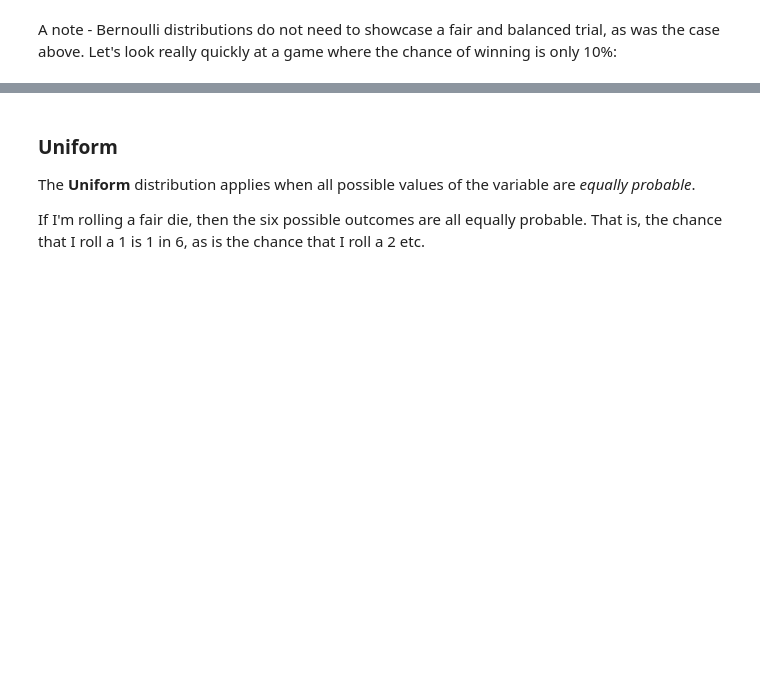
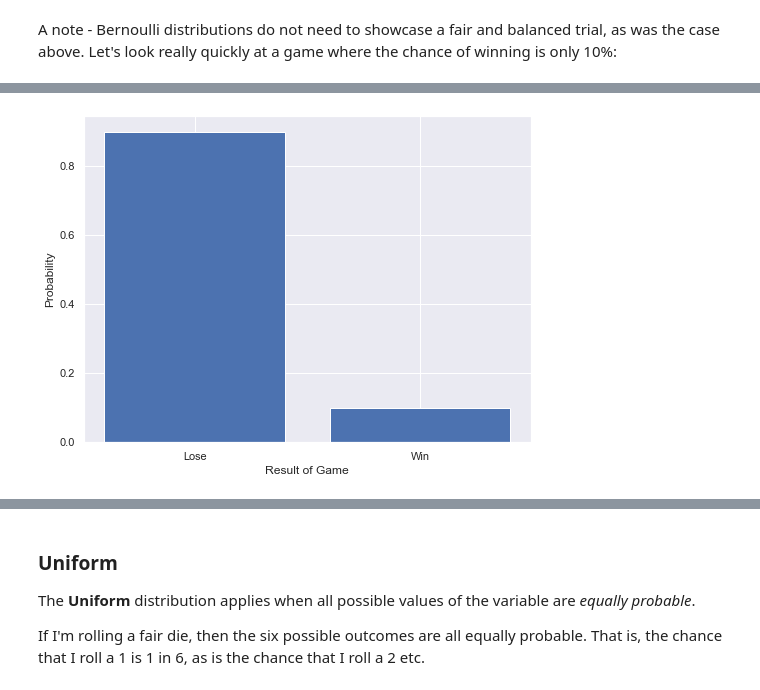
Before and after one commit to lindseyberlin/ds-lesson-hub, a Jupyter notebook: Phase2/DistributionsSampling/Distributions-Sampling.ipynb, the cells around one changed output, grey strips where cells are left out. Drawn from its saved outputs; the diff is of its cells as text; code cells hidden in the pictures; blank space fills up the shorter version.

```diff
--- a/Phase2/DistributionsSampling/Distributions-Sampling.ipynb
+++ b/Phase2/DistributionsSampling/Distributions-Sampling.ipynb
@@ -97,12 +137,14 @@ possible_outcomes
 # %%
 # visualize it
 plt.figure(figsize=(8,6))
 
-plt.bar(possible_outcomes.keys(), height=possible_outcomes.values())
+plt.bar(unfair_game.keys(), height=unfair_game.values())
 
 plt.ylabel('Probability')
 plt.xlabel('Result of Game')
 plt.show()
+# %% [output]
+[figure, added]
 # %%
 # visualize it
 plt.figure(figsize=(8,6))
```
Also changed, not shown: parts of 18 cells of this notebook, 1 other file.
